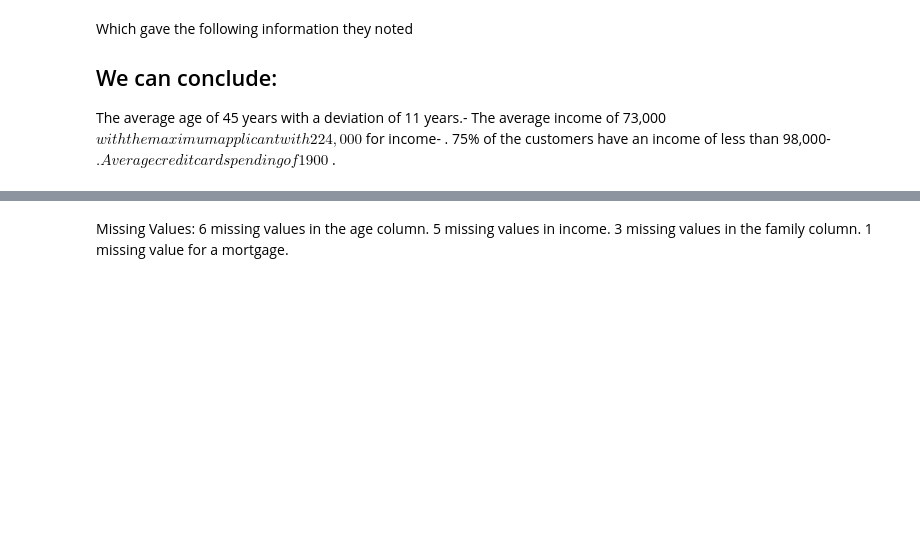
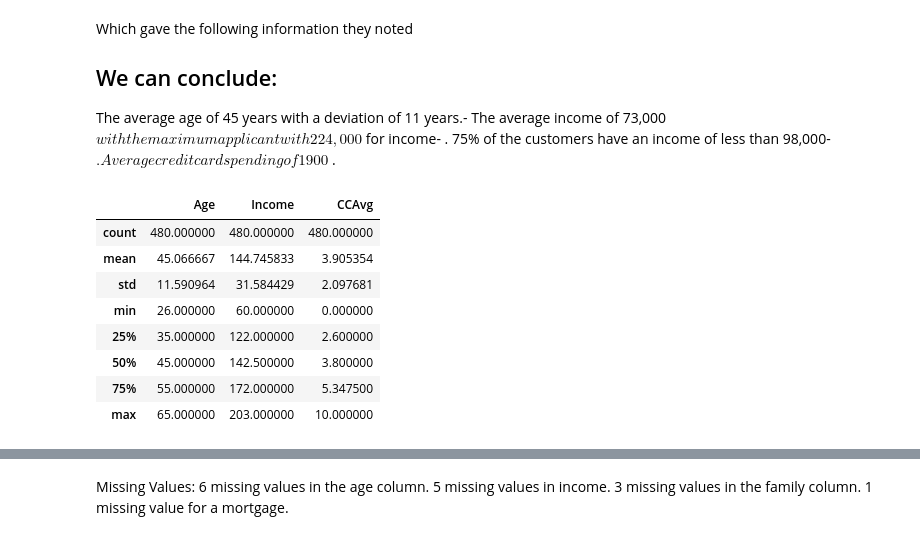
Before and after one commit to Mivenya/Usecases, a Jupyter notebook: Mod2_data_analysis_usecase_.ipynb, the cells around one changed output, grey strips where cells are left out. Saved outputs shown, nothing was run; the diff lists cells and outputs as text; code cells hidden in the pictures; blank space fills up the shorter version.

```diff
--- a/Mod2_data_analysis_usecase_.ipynb
+++ b/Mod2_data_analysis_usecase_.ipynb
@@ -88,7 +122,17 @@ Average credit card spending of 1900$.
 # Next they suggest understanding behaviour of those who have previously applied for loans in order to target them, so filter for from a previous campaign.
 # I see they are doing this by checking if the values are equal to 1 or "yes" so to speak and showing the statisctical for the ones who did
 # %%
-df[df["Personal Loan"]==1][["Age",, "Income", "CCAvg"]].describe()
+df[df["Personal Loan"]==1][["Age", "Income", "CCAvg"]].describe()
+# %% [output]
+|  | Age | Income | CCAvg |
+| count | 480.000000 | 480.000000 | 480.000000 |
+| mean | 45.066667 | 144.745833 | 3.905354 |
+| std | 11.590964 | 31.584429 | 2.097681 |
+| min | 26.000000 | 60.000000 | 0.000000 |
+| 25% | 35.000000 | 122.000000 | 2.600000 |
+| 50% | 45.000000 | 142.500000 | 3.800000 |
+| 75% | 55.000000 | 172.000000 | 5.347500 |
+| max | 65.000000 | 203.000000 | 10.000000 |
 # %%
 # Next they mention Data cleaning, so checking for and dealing with missing values first
 # %%
```
Also changed, not shown: parts of 14 cells of this notebook.
